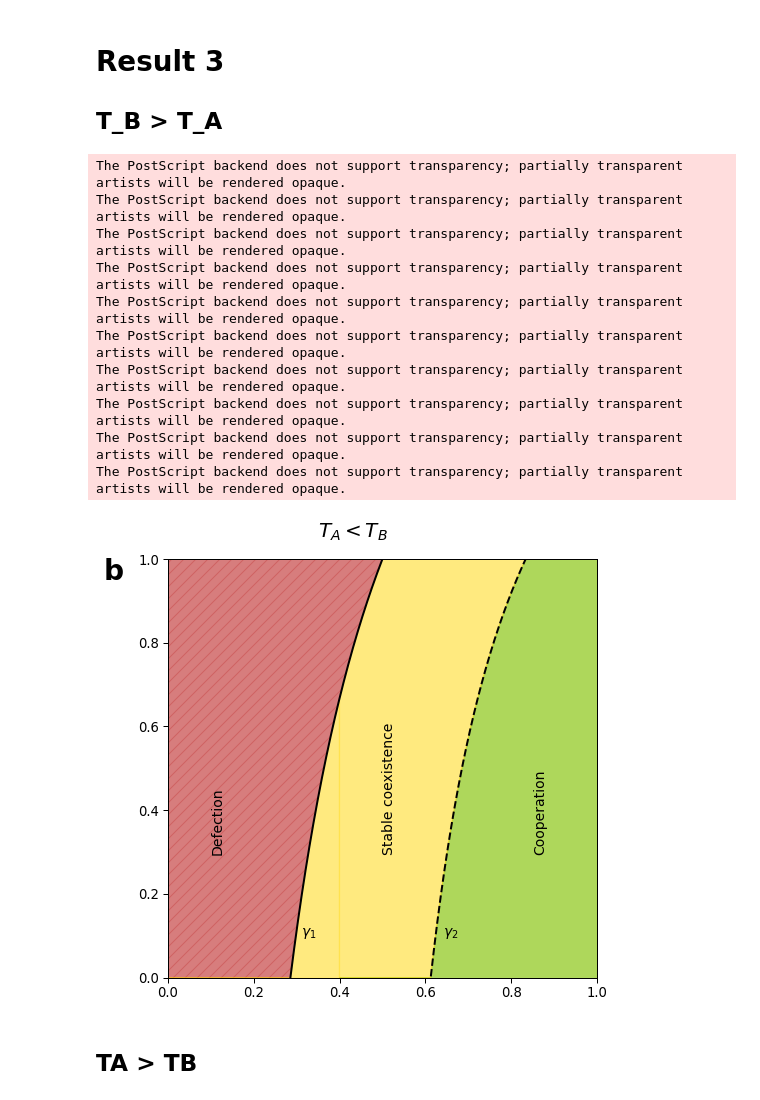
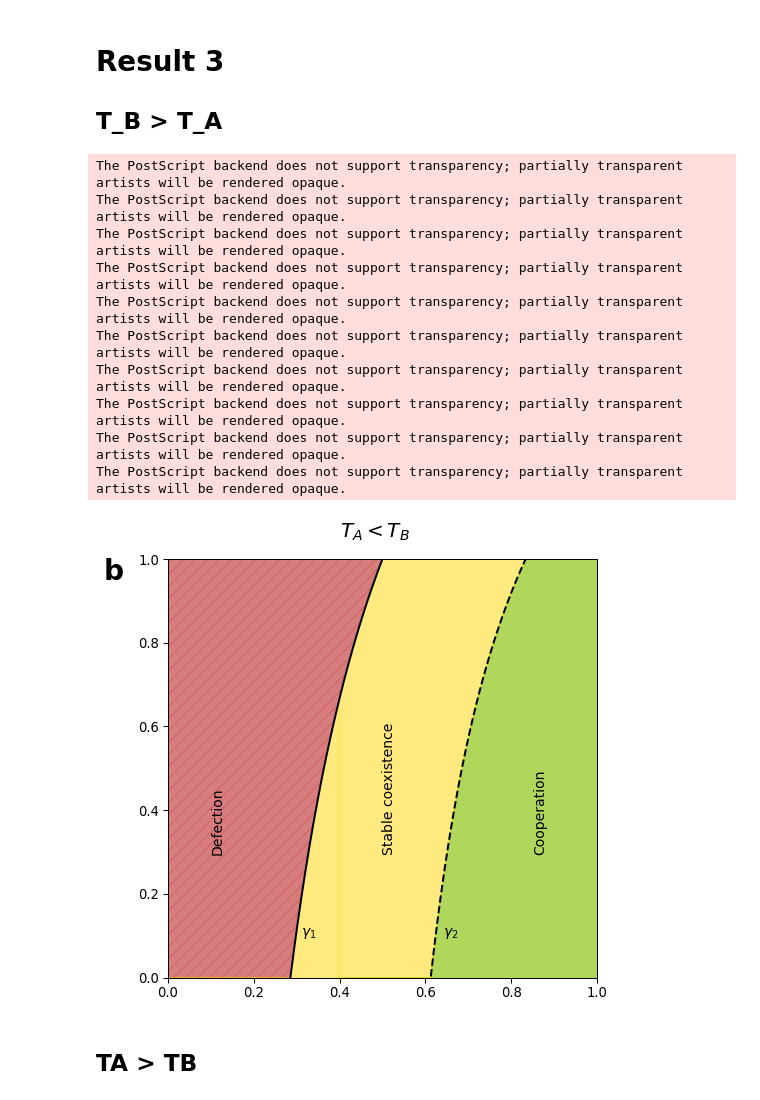
Before and after one commit to yoavram-lab/CulturalCooperation, a Jupyter notebook: ms/figures.ipynb, the cells around one changed output. Cells and saved outputs as stored; diff of their text form; code cells hidden in the pictures.

```diff
--- a/ms/figures.ipynb
+++ b/ms/figures.ipynb
@@ -299,35 +299,35 @@ ix = v>vhat
 ax.fill_between(v[ix], γ2[ix],  γ1[ix], color='gold', alpha=0.5)
 
 ax.set(
     #ylabel='Cost of cooperation, $c$',
     #xlabel='Vertical transmission rate, $v$',
     ylim=(0, 1),
     xlim=(0, 1)
 )
 
 ax.text(0.85, 0.3, r'Cooperation', fontdict=fontdict, rotation=90)
 ax.text(0.1, 0.3, r'Defection', fontdict=fontdict, rotation=90)
 ax.text(0.5, 0.3, r'Stable coexistence', fontdict=fontdict, rotation=90)
 ax.text(0.31, 0.1, r'$\gamma_1$', fontdict=fontdict)
 ax.text(0.64, 0.1, r'$\gamma_2$', fontdict=fontdict)
 ax.text(-0.15, 0.95, 'b', fontdict=dict(fontsize=28, weight='bold'))
-ax.text(0.35, 1.05, r'$T_A<T_B$', fontdict=dict(fontsize=20))
+ax.text(0.4, 1.05, r'$T_A<T_B$', fontdict=dict(fontsize=20))
 
 
 fig.savefig('Figures/Result3_TB_TA.pdf')
 fig.savefig('Figures/Result3_TB_TA.eps')
 # %% [output]
 The PostScript backend does not support transparency; partially transparent artists will be rendered opaque.
 The PostScript backend does not support transparency; partially transparent artists will be rendered opaque.
 The PostScript backend does not support transparency; partially transparent artists will be rendered opaque.
 The PostScript backend does not support transparency; partially transparent artists will be rendered opaque.
 The PostScript backend does not support transparency; partially transparent artists will be rendered opaque.
 The PostScript backend does not support transparency; partially transparent artists will be rendered opaque.
 The PostScript backend does not support transparency; partially transparent artists will be rendered opaque.
 The PostScript backend does not support transparency; partially transparent artists will be rendered opaque.
 The PostScript backend does not support transparency; partially transparent artists will be rendered opaque.
 The PostScript backend does not support transparency; partially transparent artists will be rendered opaque.
-[figure, old version]
+[figure, new version]
 # %% [markdown]
 ## TA > TB
 # %%
```
Also changed, not shown: parts of 4 cells of this notebook, 15 other files.
